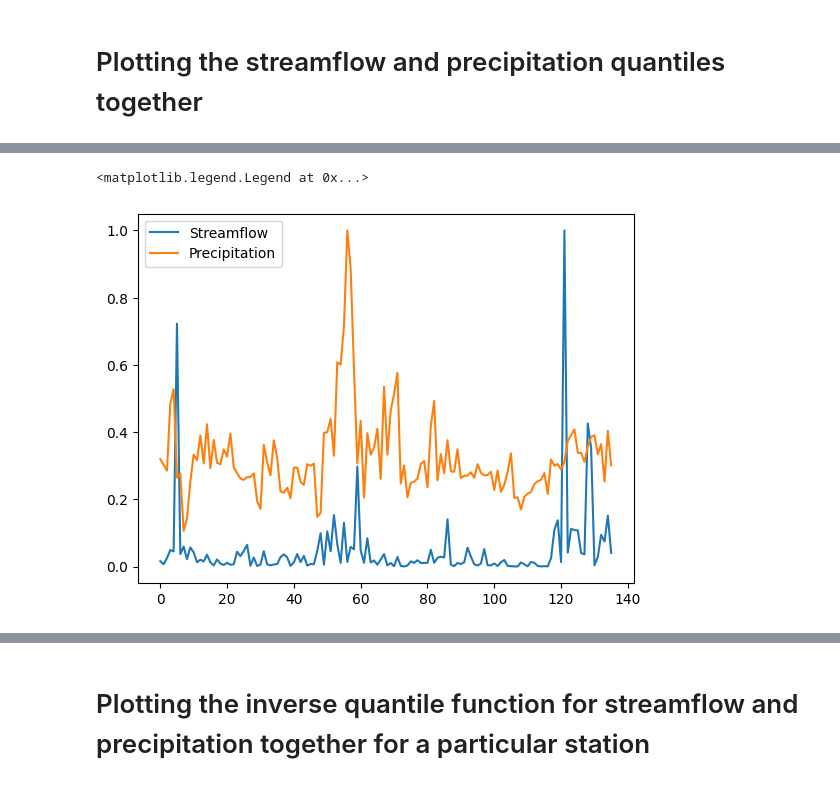
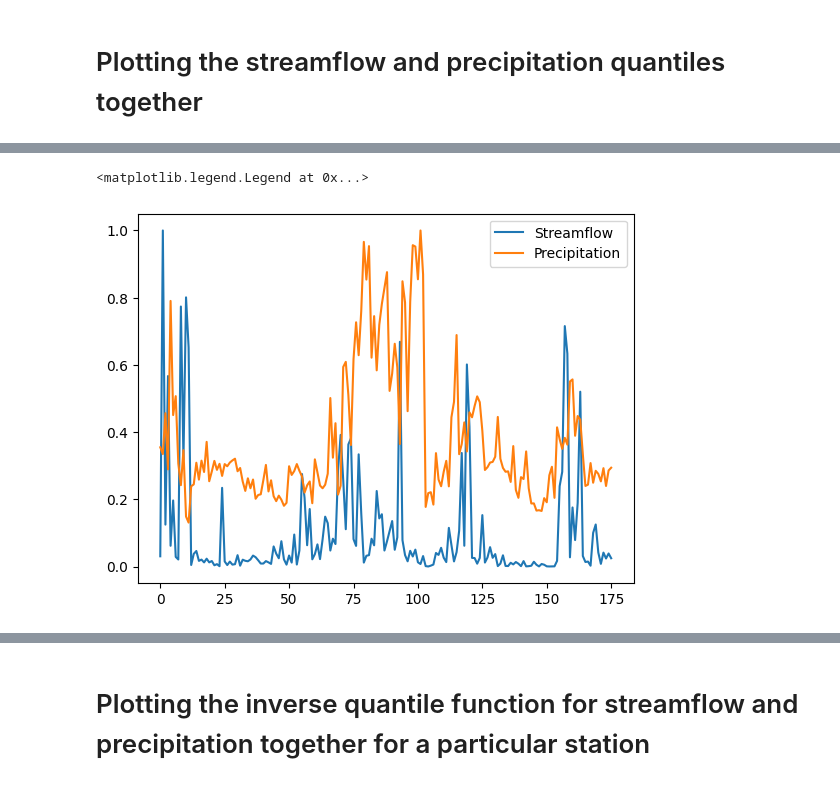
Before and after one commit to Sankalp-2820/Regional-Flood-Frequency-Analysis, a Jupyter notebook: CE6670_Project_Part_4.ipynb, the cells around one changed output, grey strips where cells are left out. Drawn from its saved outputs; the diff is of its cells as text; code cells hidden in the pictures.

```diff
--- a/CE6670_Project_Part_4.ipynb
+++ b/CE6670_Project_Part_4.ipynb
@@ -33,7 +48,7 @@ sf_quantiles.shape
 # %% [markdown]
 # Reading the Precipitation quantiles csv
 # %%
-path = '/content/drive/MyDrive/Camels Aus Data/Project files/precipitation_quantiles_gev.csv'
+path = '/content/drive/MyDrive/Camels Aus Data/Project files/recalc_quantiles_prec.csv'
 prec_quantiles = pd.read_csv(path)
 prec_quantiles = prec_quantiles.drop(columns = ['Unnamed: 0'])
 prec_quantiles.rename(columns = {'Station':'station_id'}, inplace = True)
@@ -47,0 +63,5 @@ prec_quantiles.head()
+# %%
+prec_quantiles['station_id'] = stations
+# %%
+prec_quantiles = prec_quantiles.drop(rows_to_drop)
+prec_quantiles.shape
@@ -70,4 +121,4 @@ plt.show
 # %%
-sf = np.array(sf_quantiles['Q10'])/np.max(sf_quantiles['Q10'])
-rain = np.array(prec_quantiles['Q10'])/np.max(prec_quantiles['Q10'])
-# print(sf,rain)
+sf = np.array(sf_quantiles['20-year return period quantile'])/np.max(sf_quantiles['20-year return period quantile'])
+rain = np.array(prec_quantiles['20-year return period quantile'])/np.max(prec_quantiles['20-year return period quantile'])
+print(sf,rain)
@@ -74,10 +143,10 @@ rain = np.array(prec_quantiles['Q10'])/np.max(prec_quantiles['Q10'])
 # %%
-plt.plot(np.arange(136),sf,label = 'Streamflow')
-plt.plot(np.arange(136),rain,label = 'Precipitation')
+plt.plot(np.arange(176),sf,label = 'Streamflow')
+plt.plot(np.arange(176),rain,label = 'Precipitation')
 plt.legend()
 # %% [output]
 <matplotlib.legend.Legend at 0x...>
-[figure, old version]
+[figure, new version]
 # %%
 np.corrcoef(sf,rain)
 # %% [output]
```
Also changed, not shown: parts of 69 cells of this notebook.
